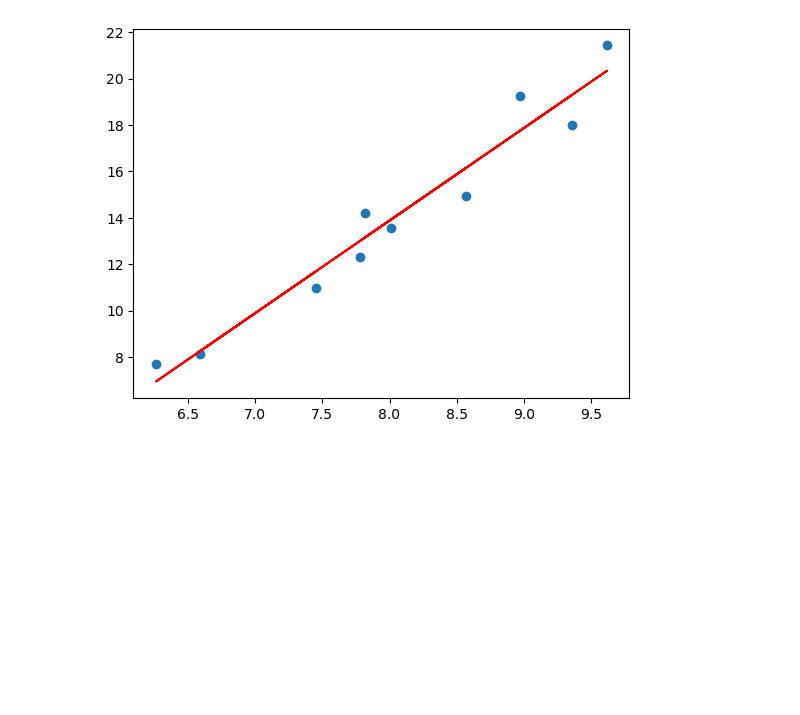
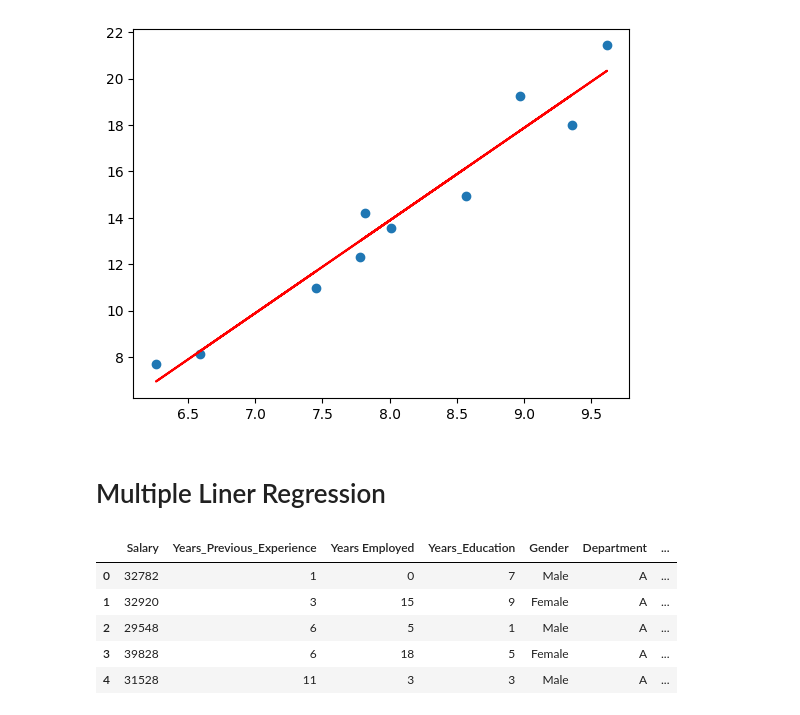
Before and after one commit to SaiHarshith02/DataAnalytics, a Jupyter notebook: PracticalML/SL/LR.ipynb, the cells around one changed output. Saved outputs shown, nothing was run; the diff lists cells and outputs as text; code cells hidden in the pictures; blank space fills up the shorter version.

```diff
--- a/PracticalML/SL/LR.ipynb
+++ b/PracticalML/SL/LR.ipynb
@@ -50,3 +76,15 @@ plt.plot(x,model.coef_*x+model.intercept_,color='r')
 # %% [output]
 [<matplotlib.lines.Line2D at 0x...>]
 [figure]
+# %% [markdown]
+# Multiple Liner Regression
+# %%
+df=pd.read_csv(r'../../Datasets\Exp_Salaries.csv')
+df.head()
+# %% [output]
+|  | Salary | Years_Previous_Experience | Years Employed | Years_Education | Gender | Department | ... |
+| 0 | 32782 | 1 | 0 | 7 | Male | A | ... |
+| 1 | 32920 | 3 | 15 | 9 | Female | A | ... |
+| 2 | 29548 | 6 | 5 | 1 | Male | A | ... |
+| 3 | 39828 | 6 | 18 | 5 | Female | A | ... |
+| 4 | 31528 | 11 | 3 | 3 | Male | A | ... |
```
Also changed, not shown: parts of 9 cells of this notebook.
